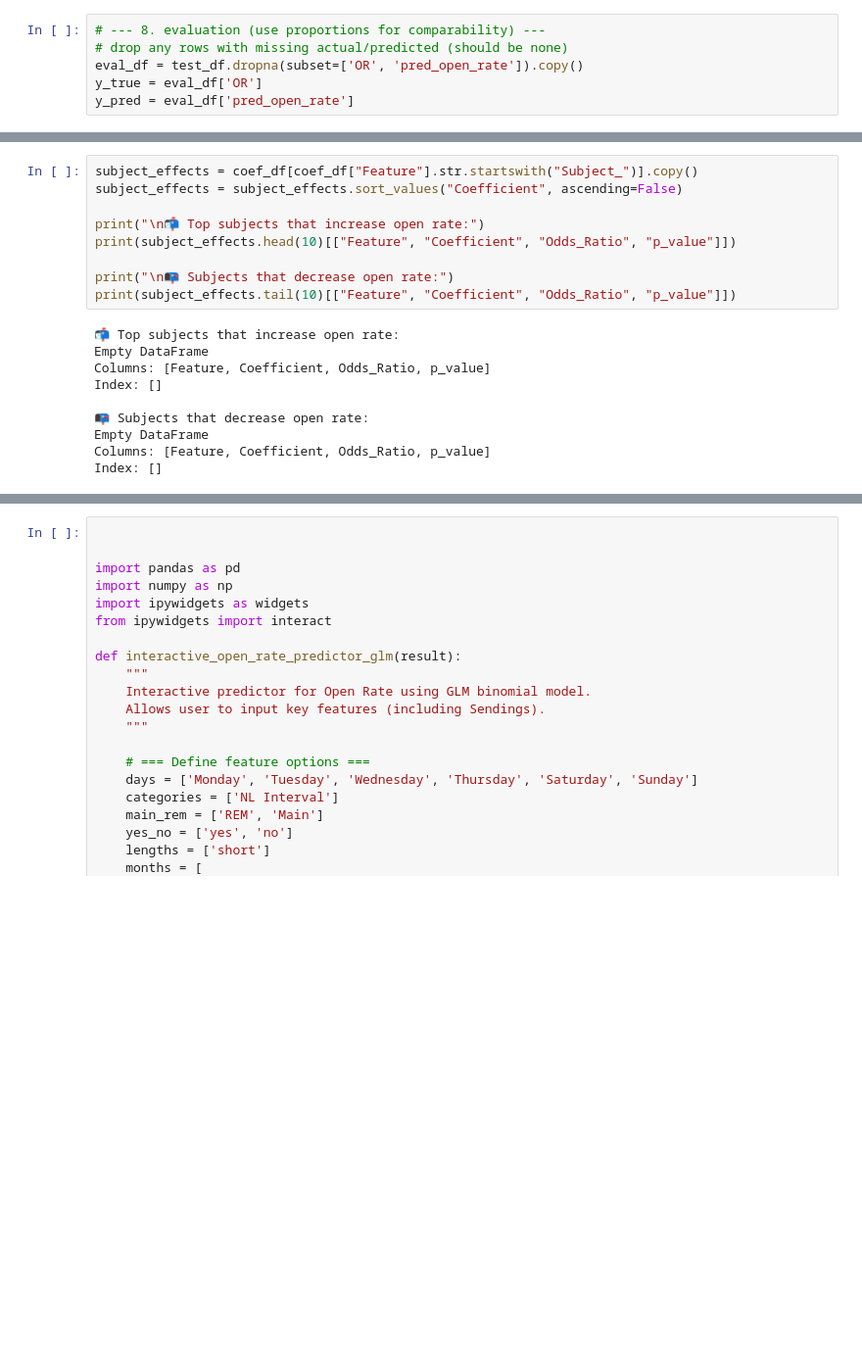
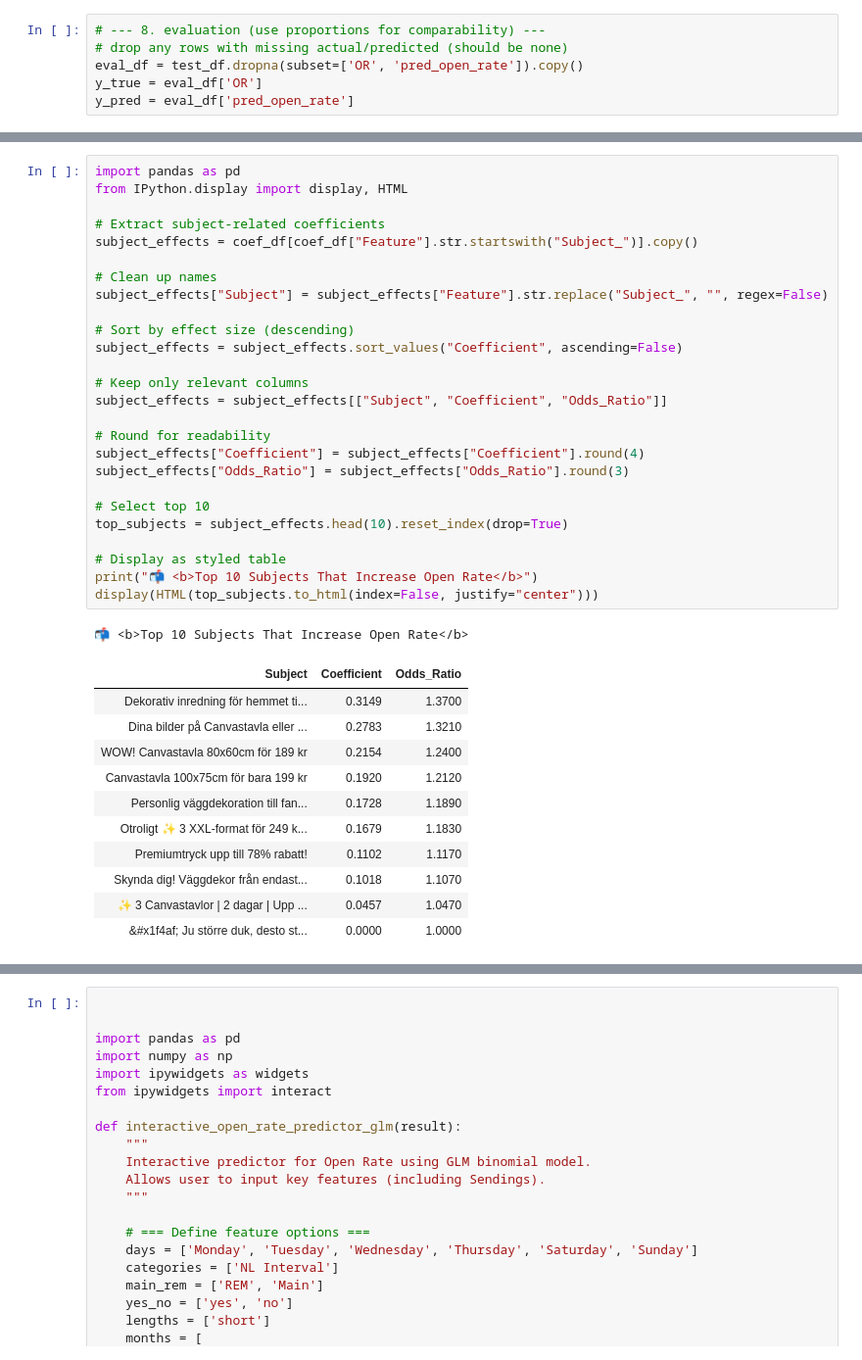
Before and after one commit to ahmad-elgantiry/Emails-Subject-line-Analysis-to-improve-OR-and-CTR, a Jupyter notebook: OR_BinomialGLM_model.ipynb, the cells around one changed output, grey strips where cells are left out. Shown at 98% size. Cells and saved outputs as stored; diff of their text form; blank space fills up the shorter version.

```diff
--- a/OR_BinomialGLM_model.ipynb
+++ b/OR_BinomialGLM_model.ipynb
@@ -514,22 +516,42 @@ plt.show()
-# %%
-subject_effects = coef_df[coef_df["Feature"].str.startswith("Subject_")].copy()
-subject_effects = subject_effects.sort_values("Coefficient", ascending=False)
-
-print("\n📬 Top subjects that increase open rate:")
-print(subject_effects.head(10)[["Feature", "Coefficient", "Odds_Ratio", "p_value"]])
-
-print("\n📭 Subjects that decrease open rate:")
-print(subject_effects.tail(10)[["Feature", "Coefficient", "Odds_Ratio", "p_value"]])
-# %% [output]
-📬 Top subjects that increase open rate:
-Empty DataFrame
-Columns: [Feature, Coefficient, Odds_Ratio, p_value]
-Index: []
-
-📭 Subjects that decrease open rate:
-Empty DataFrame
-Columns: [Feature, Coefficient, Odds_Ratio, p_value]
-Index: []
+# %%
+import pandas as pd
+from IPython.display import display, HTML
+
+# Extract subject-related coefficients
+subject_effects = coef_df[coef_df["Feature"].str.startswith("Subject_")].copy()
+
+# Clean up names
+subject_effects["Subject"] = subject_effects["Feature"].str.replace("Subject_", "", regex=False)
+
+# Sort by effect size (descending)
+subject_effects = subject_effects.sort_values("Coefficient", ascending=False)
+
+# Keep only relevant columns
+subject_effects = subject_effects[["Subject", "Coefficient", "Odds_Ratio"]]
+
+# Round for readability
+subject_effects["Coefficient"] = subject_effects["Coefficient"].round(4)
+subject_effects["Odds_Ratio"] = subject_effects["Odds_Ratio"].round(3)
+
+# Select top 10
+top_subjects = subject_effects.head(10).reset_index(drop=True)
+
+# Display as styled table
+print("📬 <b>Top 10 Subjects That Increase Open Rate</b>")
+display(HTML(top_subjects.to_html(index=False, justify="center")))
+# %% [output]
+📬 <b>Top 10 Subjects That Increase Open Rate</b>
+| Subject | Coefficient | Odds_Ratio |
+| Dekorativ inredning för hemmet ti... | 0.3149 | 1.3700 |
+| Dina bilder på Canvastavla eller ... | 0.2783 | 1.3210 |
+| WOW! Canvastavla 80x60cm för 189 kr | 0.2154 | 1.2400 |
+| Canvastavla 100x75cm för bara 199 kr | 0.1920 | 1.2120 |
+| Personlig väggdekoration till fan... | 0.1728 | 1.1890 |
+| Otroligt ✨ 3 XXL-format för 249 k... | 0.1679 | 1.1830 |
+| Premiumtryck upp till 78% rabatt! | 0.1102 | 1.1170 |
+| Skynda dig! Väggdekor från endast... | 0.1018 | 1.1070 |
+| ✨ 3 Canvastavlor | 2 dagar | Upp ... | 0.0457 | 1.0470 |
+| &#x1f4af; Ju större duk, desto st... | 0.0000 | 1.0000 |
 # %%
 import pandas as pd
 import numpy as np
```
Also changed, not shown: parts of 13 cells of this notebook, 1 other file.
